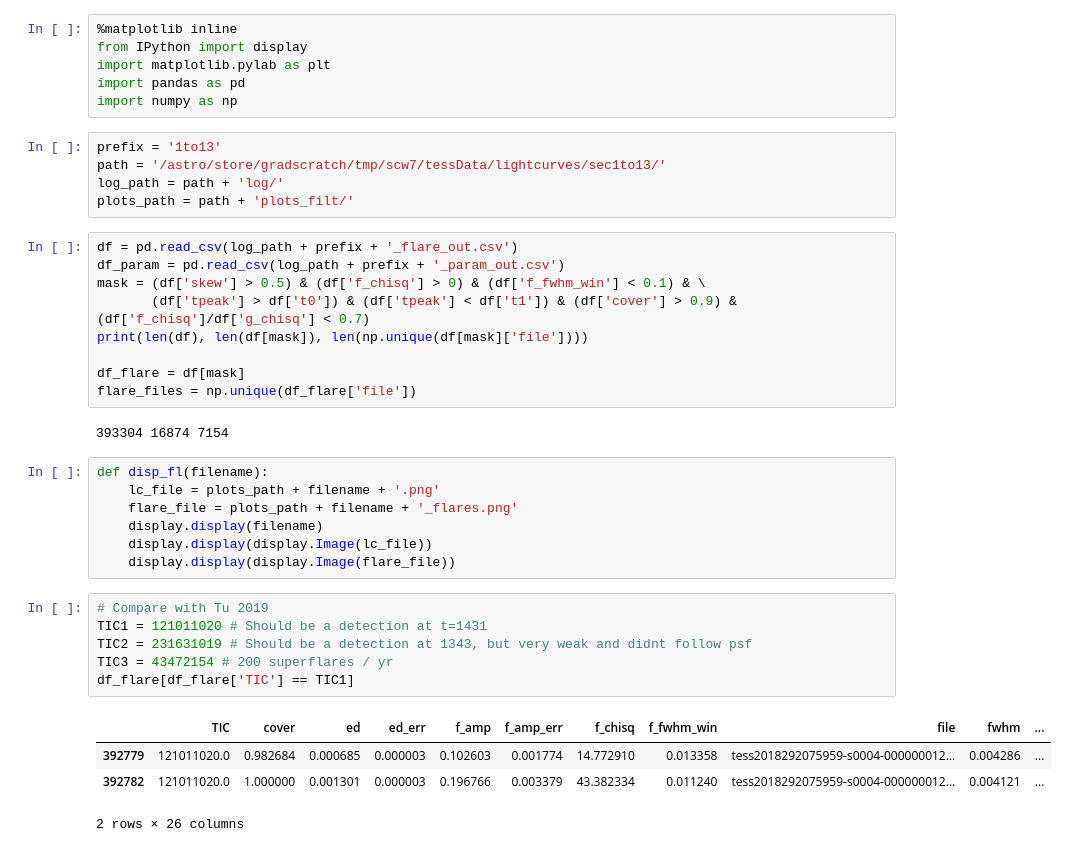
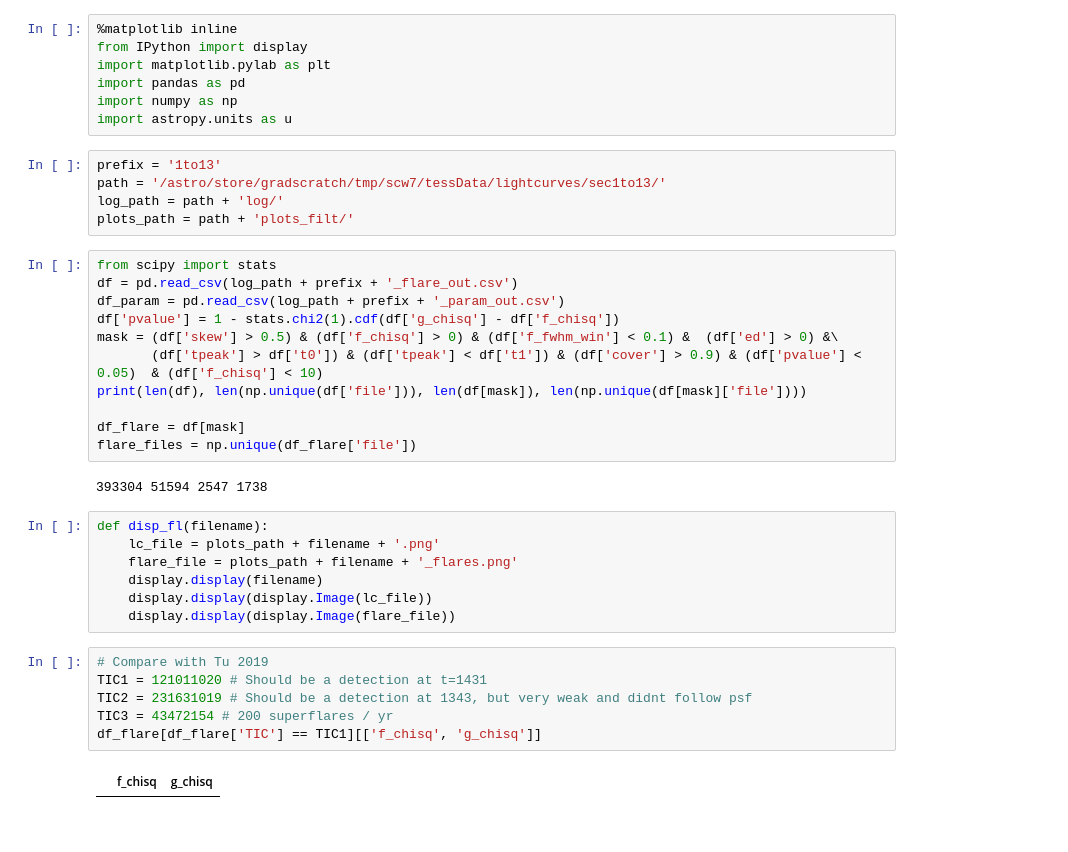
Before and after one commit to spencerw/tess_flare, a Jupyter notebook: flareStats1to13.ipynb, the cells around one changed output. Saved outputs shown, nothing was run; the diff lists cells and outputs as text.

```diff
--- a/flareStats1to13.ipynb
+++ b/flareStats1to13.ipynb
@@ -4,22 +4,25 @@ from IPython import display
 import matplotlib.pylab as plt
 import pandas as pd
 import numpy as np
+import astropy.units as u
 # %%
 prefix = '1to13'
 path = '/astro/store/gradscratch/tmp/scw7/tessData/lightcurves/sec1to13/'
 log_path = path + 'log/'
 plots_path = path + 'plots_filt/'
 # %%
+from scipy import stats
 df = pd.read_csv(log_path + prefix + '_flare_out.csv')
 df_param = pd.read_csv(log_path + prefix + '_param_out.csv')
-mask = (df['skew'] > 0.5) & (df['f_chisq'] > 0) & (df['f_fwhm_win'] < 0.1) & \
-       (df['tpeak'] > df['t0']) & (df['tpeak'] < df['t1']) & (df['cover'] > 0.9) & (df['f_chisq']/df['g_chisq'] < 0.7)
-print(len(df), len(df[mask]), len(np.unique(df[mask]['file'])))
+df['pvalue'] = 1 - stats.chi2(1).cdf(df['g_chisq'] - df['f_chisq'])
+mask = (df['skew'] > 0.5) & (df['f_chisq'] > 0) & (df['f_fwhm_win'] < 0.1) &  (df['ed'] > 0) &\
+       (df['tpeak'] > df['t0']) & (df['tpeak'] < df['t1']) & (df['cover'] > 0.9) & (df['pvalue'] < 0.05)  & (df['f_chisq'] < 10)
+print(len(df), len(np.unique(df['file'])), len(df[mask]), len(np.unique(df[mask]['file'])))
 
 df_flare = df[mask]
 flare_files = np.unique(df_flare['file'])
 # %% [output]
-393304 16874 7154
+393304 51594 2547 1738
 # %%
 def disp_fl(filename):
     lc_file = plots_path + filename + '.png'
@@ -30,12 +33,9 @@ def disp_fl(filename):
 # %%
 # Compare with Tu 2019
 TIC1 = 121011020 # Should be a detection at t=1431
 TIC2 = 231631019 # Should be a detection at 1343, but very weak and didnt follow psf
 TIC3 = 43472154 # 200 superflares / yr
-df_flare[df_flare['TIC'] == TIC1]
+df_flare[df_flare['TIC'] == TIC1][['f_chisq', 'g_chisq']]
 # %% [output]
-|  | TIC | cover | ed | ed_err | f_amp | f_amp_err | f_chisq | f_fwhm_win | file | fwhm | ... |
-| 392779 | 121011020.0 | 0.982684 | 0.000685 | 0.000003 | 0.102603 | 0.001774 | 14.772910 | 0.013358 | tess2018292075959-s0004-000000012... | 0.004286 | ... |
-| 392782 | 121011020.0 | 1.000000 | 0.001301 | 0.000003 | 0.196766 | 0.003379 | 43.382334 | 0.011240 | tess2018292075959-s0004-000000012... | 0.004121 | ... |
+|  | f_chisq | g_chisq |
-2 rows × 26 columns
 # %%
```
Also changed, not shown: parts of 7 cells of this notebook, 2 other files.
